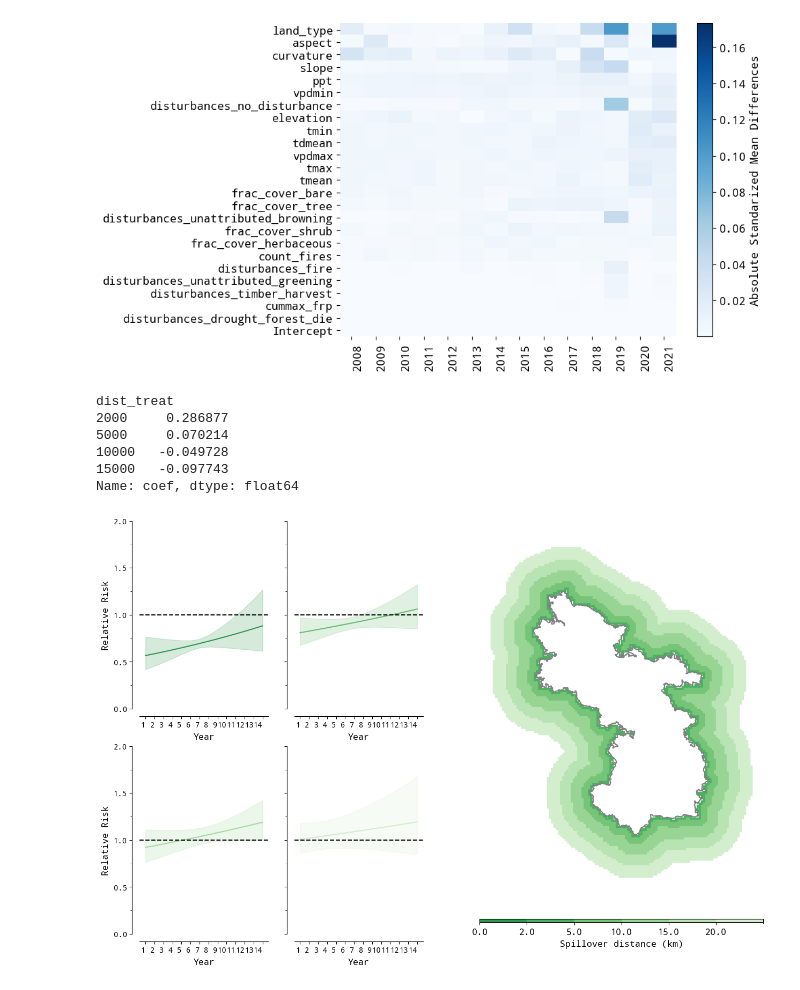
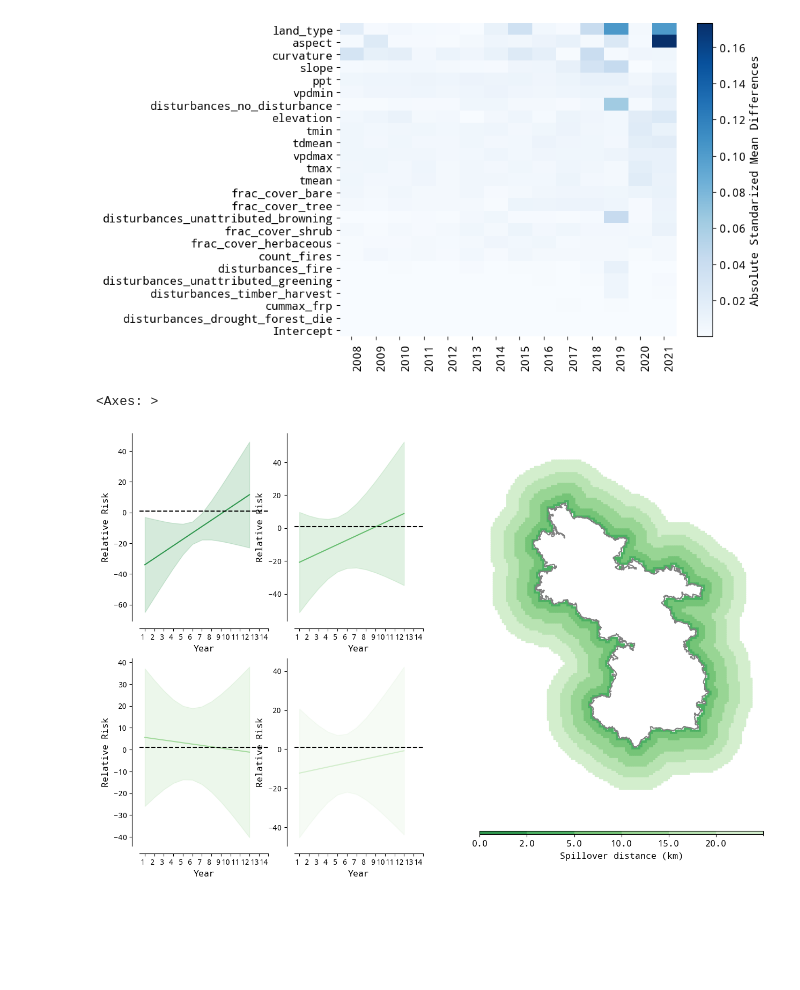
Before and after one commit to echolab-stanford/prescribed_fires, a Jupyter notebook: analysis/spillovers.ipynb, the cells around one changed output. Drawn from its saved outputs; the diff is of its cells as text; code cells hidden in the pictures; blank space fills up the shorter version.

```diff
--- a/analysis/spillovers.ipynb
+++ b/analysis/spillovers.ipynb
@@ -165,6 +165,16 @@ plot_std_diffs(
 # %% [output]
 <Axes: >
 [figure]
+# %%
+dnbr = pd.read_feather(
+    "/mnt/sherlock/oak/prescribed_data/processed/dnbr_gee_inmediate/dnbr_long.feather"
+)
+
+# Add years using mtbs data
+dnbr = dnbr.merge(
+    mtbs_ca[["Event_ID", "year"]], left_on="event_id", right_on="Event_ID"
+)
+dnbr = dnbr[dnbr.dnbr >= 100] # Just leave stuff that actually burned!
 # %%
 warnings.simplefilter(action="ignore", category=FutureWarning)
 
@@ -188,30 +198,24 @@ for distance in [2_000, 5_000, 10_000, 15_000]:
     df = calculate_spillover_estimator(
         treatments=treats_dist,
         weights=weights,
-        fire_data=frp,
-        focal_years=np.arange(2000, 2023),
+        fire_data=dnbr,
+        #focal_years=np.arange(2008, 2023),
+        focal_years=np.arange(2008, 2021),
         distance=distance,
+        estimator="att",
+        dep_var="dnbr",
         pooling=True,
         cluster_var="year",
         formula="att ~ lag",
         freq_weights="control_mean",
-        max_lags=14,
-        rr=True,
+        max_lags=12,
+        rr=False,
     )
 
     est_dfs_list.append(df)
 
 
 df = pd.concat(est_dfs_list)
-# %%
-1 - df.groupby("dist_treat").coef.mean()
-# %% [output]
-dist_treat
-2000     0.286877
-5000     0.070214
-10000   -0.049728
-15000   -0.097743
-Name: coef, dtype: float64
 # %%
 from matplotlib.colors import BoundaryNorm, ListedColormap
 from matplotlib.gridspec import GridSpecFromSubplotSpec
@@ -227,9 +231,10 @@ spec = fig.add_gridspec(1, 2)
 subspec = GridSpecFromSubplotSpec(2, 2, subplot_spec=spec[0, 0])
 
 for idx, dist in enumerate(df.dist_treat.unique()):
-    ax = fig.add_subplot(subspec[idx], sharey=ax)
+    ax = fig.add_subplot(subspec[idx])
 
     data = df[df.dist_treat == dist]
+    data = data.sort_values("year")
     data.plot(
         x="year",
         y="coef",
@@ -252,9 +257,9 @@ for idx, dist in enumerate(df.dist_treat.unique()):
     ax.set_xticks(range(1, 15))
     ax.set_xticklabels(range(1, 15))
 
-    ax.set_ylim([0, 2])
-    ax.set_yticks(np.arange(0, 2.1, 0.5))
-    ax.set_yticklabels(np.arange(0, 2.1, 0.5))
+    #ax.set_ylim([0, 2])
+    #ax.set_yticks(np.arange(0, 2.1, 0.5))
+    #ax.set_yticklabels(np.arange(0, 2.1, 0.5))
 
     template_plots(ax, xlab="Year", ylab="Relative Risk")
 
@@ -287,32 +292,33 @@ ax = fig.add_subplot(spec[0, 1])
 
 for idx, df_d in enumerate(df_dists):
     df_d.plot.scatter(
         x="lon", y="lat", ax=ax, color=green_colors[idx], marker=","
     )
 
 # Plot the fire perimeter
 mtbs_ca[mtbs_ca.Event_ID == event_id].boundary.plot(ax=ax, color="gray")
 
 # Create a color axis (cax) below the plot
 divider = make_axes_locatable(ax)
 cax = divider.append_axes("bottom", size="1%", pad=0.5)
 
 # Create a ListedColormap and BoundaryNorm
 cmap = ListedColormap(green_colors)
 norm = BoundaryNorm(dists + [dists[-1] + 1], cmap.N)
 
 # Add a colorbar
 cb = fig.colorbar(
     cm.ScalarMappable(norm=norm, cmap=cmap), cax=cax, orientation="horizontal"
 )
 cb.set_label("Spillover distance (km)")
 cb.set_ticks(dists)
 cb.set_ticklabels([f"{dist/1000}" for dist in dists])
 
 # Format the plot
 template_plots(
     ax, no_axis=True, ylab="", xlab="", label_pos=(-0.1, 1.24)
 )
-plt.savefig("../figs/spillover_coefficients.png", dpi=300)
+#plt.savefig("../figs/spillover_coefficients.png", dpi=300)
 # %% [output]
+<Axes: >
-[figure, old version]
+[figure, new version]
```
Also changed, not shown: 1 other file.
